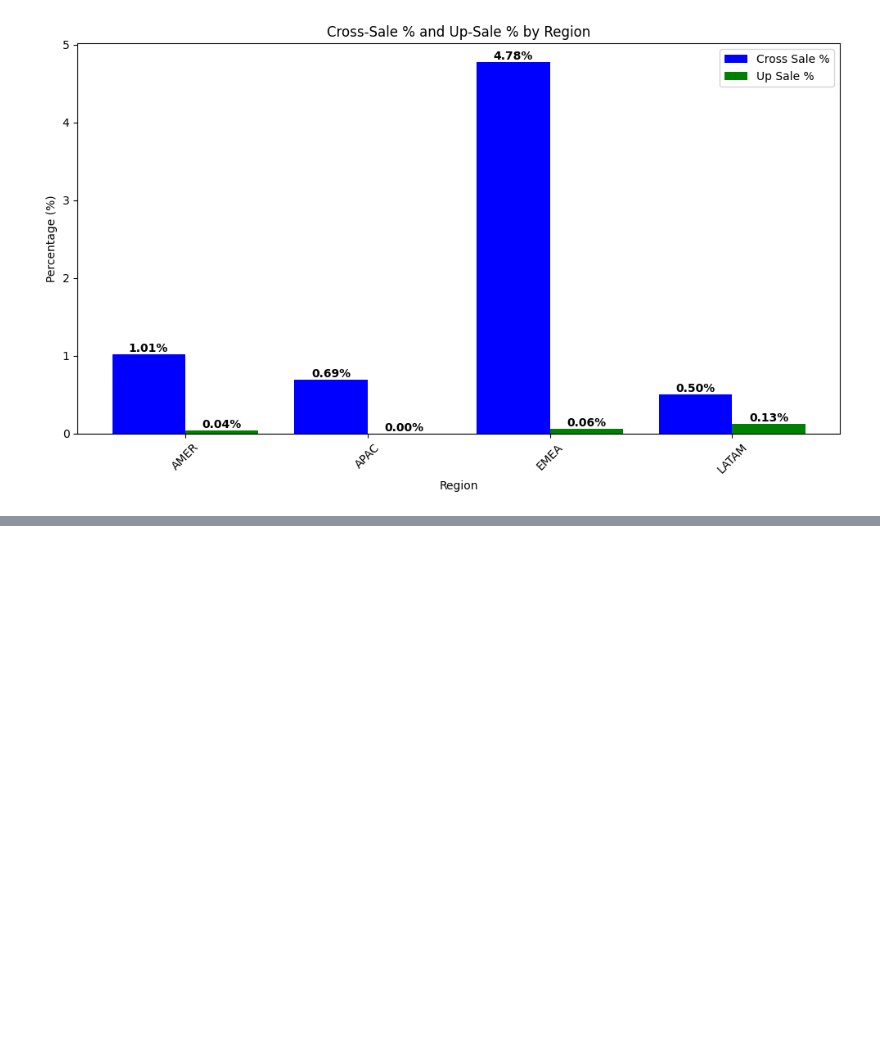
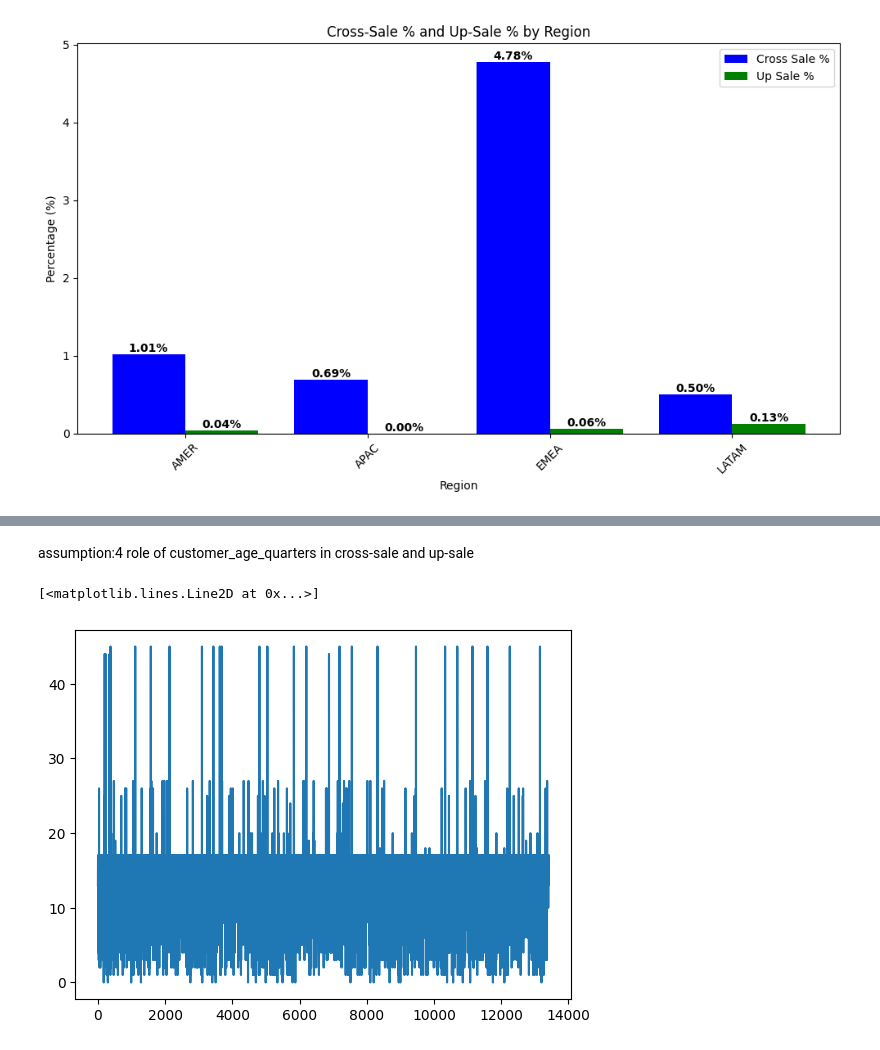
Before and after one commit to vibhavanrao/ds, a Jupyter notebook: dataset.ipynb, the cells around one changed output, grey strips where cells are left out. Drawn from its saved outputs; the diff is of its cells as text; code cells hidden in the pictures; blank space fills up the shorter version.

```diff
--- a/dataset.ipynb
+++ b/dataset.ipynb
@@ -110,0 +210,8 @@ plt.show()
+# %% [markdown]
+assumption:4 role of customer_age_quarters in cross-sale and up-sale
+# %%
+df = pd.read_csv("final_merged_data.csv")
+plt.plot(df["customer_age_quarters"])
+# %% [output]
+[<matplotlib.lines.Line2D at 0x...>]
+[figure, added]
```
Also changed, not shown: parts of 5 cells of this notebook, 2 other files.
